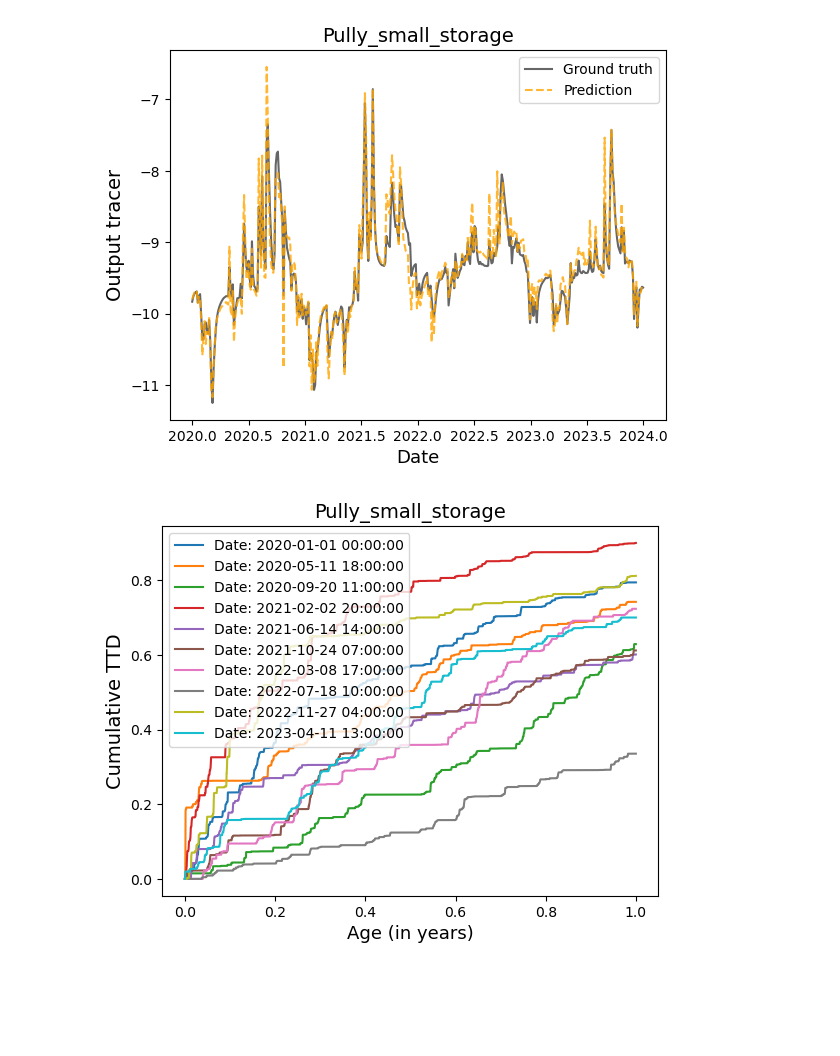
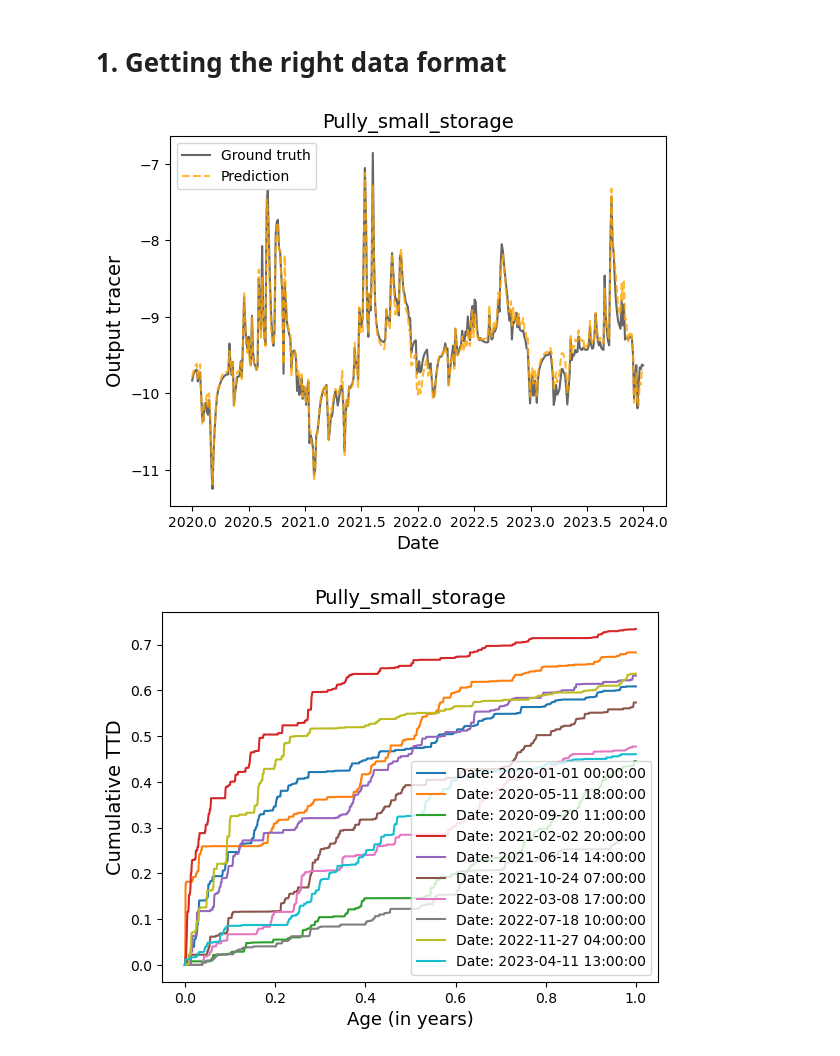
Before and after one commit to quentin-duchemin/WATRES, a Jupyter notebook: notebooks/tutorial.ipynb, the cells around one changed output. Saved outputs shown, nothing was run; the diff lists cells and outputs as text; code cells hidden in the pictures; blank space fills up the shorter version.

```diff
--- a/notebooks/tutorial.ipynb
+++ b/notebooks/tutorial.ipynb
@@ -7,6 +7,10 @@ sys.path.append('../')
 from WATRES import *
 import pandas as pd
 import itertools
+
+root_path = '/home/duchemin/Documents/githubWATRES/WATRES/'
+# %% [markdown]
+# 1. Getting the right data format
 # %%
 locations = ['Pully', 'Lugano', 'Basel']
 sizes_storage = ['small_storage', 'large_storage']
@@ -20,51 +24,52 @@ def filter_dates(dates):
 
 for site in sites[:1]:
     x = {
-        'pathsite': f"../data/{site}/",
-        'path_model': f"../data/{site}/save/save_{site}_{algo}.pth.tar",
+        'pathsite': os.path.join(root_path, f"data/{site}/"),
+        'path_model': os.path.join(root_path, f"data/{site}/save/save_input_std_0.1-output_std_0.1_{algo}.pth.tar"),
         'site': site,
         'algo': algo
     }
-#     dic['algo'] = 'WATRES'
-#     dic['pathsite'] = x['pathsite']
-#     dic['site_name2save'] = x['site']
-#     torch.save(dic, x['path_model'])
 
+    # Loading the pretrained model
     model = WATRES(pathsite=x['pathsite'], site=x['site'], algo=x['algo'], path_model=x['path_model'])
 
-
+    # Getting the results for the dates defined by the filter
     results = model.model_estimate(filter_dates, BATCH_SIZE=400)
 
     # Showing prediction on output tracer data
     dates = results['timeyear']
+
     # Observed output tracer
     Cout = results['Cout']
+
     # Predicted output tracer
     Chat = results['Chat']
+
+    # Showing predicted and ground truth output concentration
     plt.plot(dates, Cout,  c='black', linestyle='-', alpha=0.6, label='Ground truth')
     plt.plot(dates, Chat,  c='orange', linestyle='--',  alpha=0.8, label='Prediction')
     plt.xlabel('Date', fontsize=13)
     plt.ylabel('Output tracer', fontsize=14)
     plt.legend()
     plt.title(site, fontsize=14)
     plt.show()
 
     # Showing predicted cumulative TTDs
     dates = results['timeyear']
     # Predicted cumulative TTDs
     PQhat = results['PQhat']
     maxT = 24*365
     xticks = np.arange(0, maxT, 1)/(24*365)
     nTTD = 10
     for i in range(nTTD):
         t = int(i * PQhat.shape[1] / (nTTD+1))
         datetime = utils.fractional_year_to_datetime(float(dates[t]))
         plt.plot(xticks, PQhat[:maxT,t],  label='Date: {0}'.format(datetime))
     plt.xlabel('Age (in years)', fontsize=13)
     plt.ylabel('Cumulative TTD', fontsize=14)
     plt.legend()
     plt.title(site, fontsize=14)
     plt.show()
 # %% [output]
-[figure, old version]
+[figure, new version]
-[figure, old version]
+[figure, new version]
```
Also changed, not shown: 11 other files.
